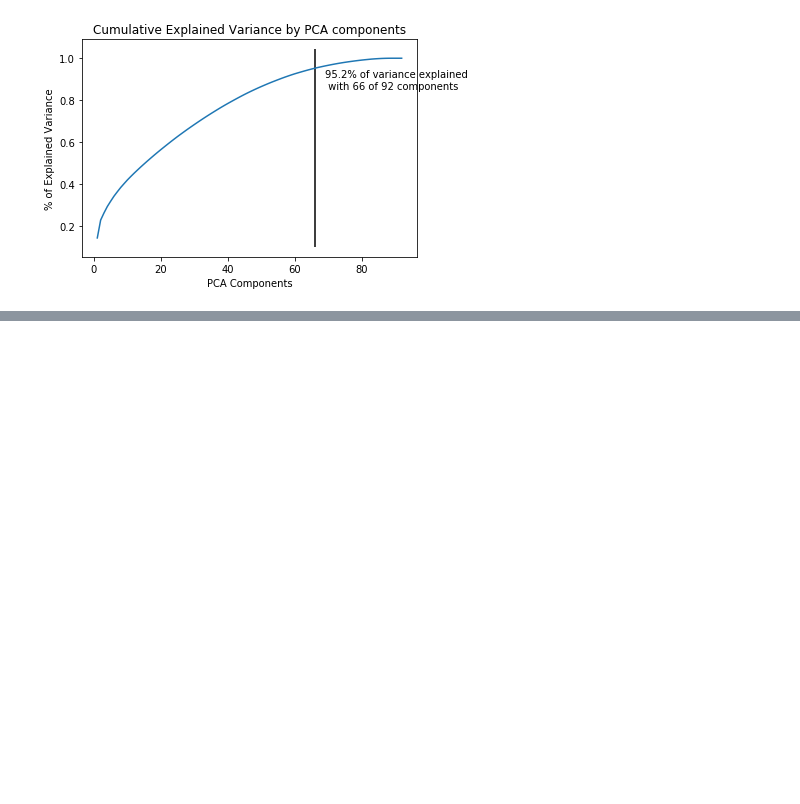
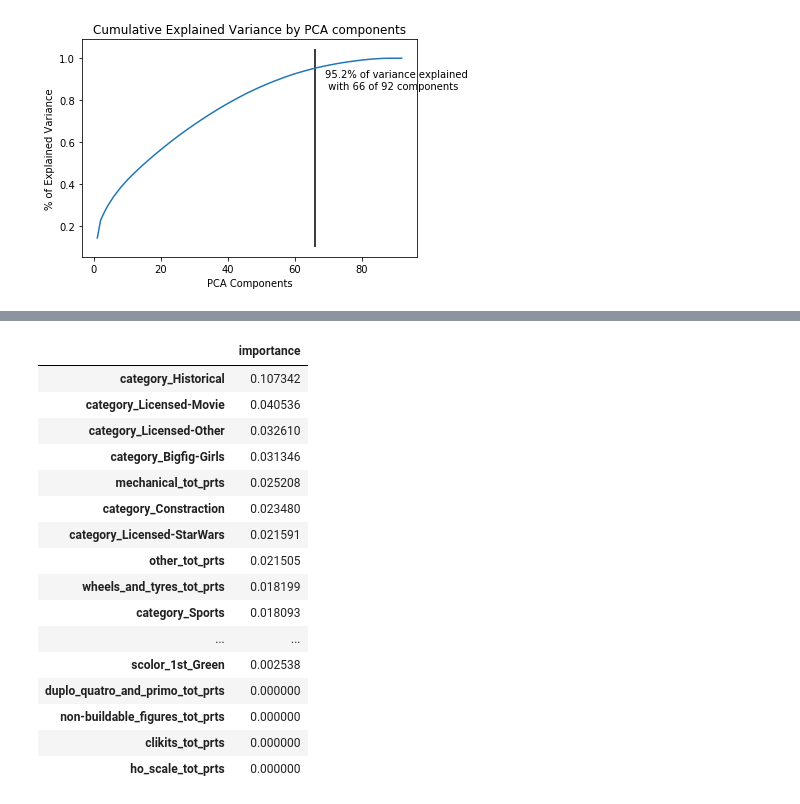
Before and after one commit to NathanVenos/Classifying_LEGO_Value_Retention, a Jupyter notebook: analysis/xgboost.ipynb, the cells around one changed output, grey strips where cells are left out. Saved outputs shown, nothing was run; the diff lists cells and outputs as text; code cells hidden in the pictures; blank space fills up the shorter version.

Commit message:
final notebooks

```diff
--- a/analysis/xgboost.ipynb
+++ b/analysis/xgboost.ipynb
@@ -171,0 +166,4 @@ ax.annotate(f'{round(100*PCA_EXPLAINED_VAR,1)}% of variance explained \n with {P
+# %%
+# calculating class ratio for XGBoost balancing
+class_pos_rate = len(y_train[y_train==0]) / len(y_train[y_train==1])
+class_pos_rate
@@ -237,0 +245,2 @@ smote_grid_clf = GridSearchCV(smote_pca_pipe, param_grid, scoring='accuracy', cv
+# %%
+pca_clf.fit(X_train, y_train);
@@ -238,3 +276,22 @@ smote_grid_clf = GridSearchCV(smote_pca_pipe, param_grid, scoring='accuracy', cv
+# %%
+smote_pipe = Pipeline([("scaler", StandardScaler()),
+                       ("smote", SMOTE(random_state=SEED)),
+                       ("xgb", XGBClassifier(random_state=SEED))])
+
+# The original parameter grid is replaced with its resulting selection to speed up the notebook
+# param_grid = {'xgb__learning_rate': [0.1, 0.15, 0.2],
+#               'xgb__max_depth': [3, 6, 9],
+#               'xgb__min_child_weight': [1, 2, 3],
+#               'xgb__subsample': [0.75, 0.85, 1],
+#               'xgb__n_estimators': [100, 150, 200]}
+
+param_grid = {'xgb__learning_rate': [0.1],
+              'xgb__max_depth': [9],
+              'xgb__min_child_weight': [1],
+              'xgb__subsample': [1],
+              'xgb__n_estimators': [100]}
+
+smote_grid_clf = GridSearchCV(smote_pipe, param_grid, scoring='accuracy', cv=3)
 # %%
 smote_grid_clf.fit(X_train, y_train);
 # %%
@@ -276,0 +328,29 @@ Training Accuracy: 99.74%
+# %%
+importance_df = pd.DataFrame.from_dict(dict(zip(list(X_train.columns),
+                                                list(grid_clf.best_estimator_
+                                                             .named_steps["xgb"]
+                                                            .feature_importances_))),
+                                       orient='index')
+importance_df.columns = ["importance"]
+# %%
+importance_df = importance_df.sort_values(by="importance",
+                                          ascending=False)
+importance_df
+# %% [output]
+|  | importance |
+| category_Historical | 0.107342 |
+| category_Licensed-Movie | 0.040536 |
+| category_Licensed-Other | 0.032610 |
+| category_Bigfig-Girls | 0.031346 |
+| mechanical_tot_prts | 0.025208 |
+| category_Constraction | 0.023480 |
+| category_Licensed-StarWars | 0.021591 |
+| other_tot_prts | 0.021505 |
+| wheels_and_tyres_tot_prts | 0.018199 |
+| category_Sports | 0.018093 |
+| ... | ... |
+| scolor_1st_Green | 0.002538 |
+| duplo_quatro_and_primo_tot_prts | 0.000000 |
+| non-buildable_figures_tot_prts | 0.000000 |
+| clikits_tot_prts | 0.000000 |
+| ho_scale_tot_prts | 0.000000 |
```
Also changed, not shown: parts of 47 cells of this notebook, 1 other file.
